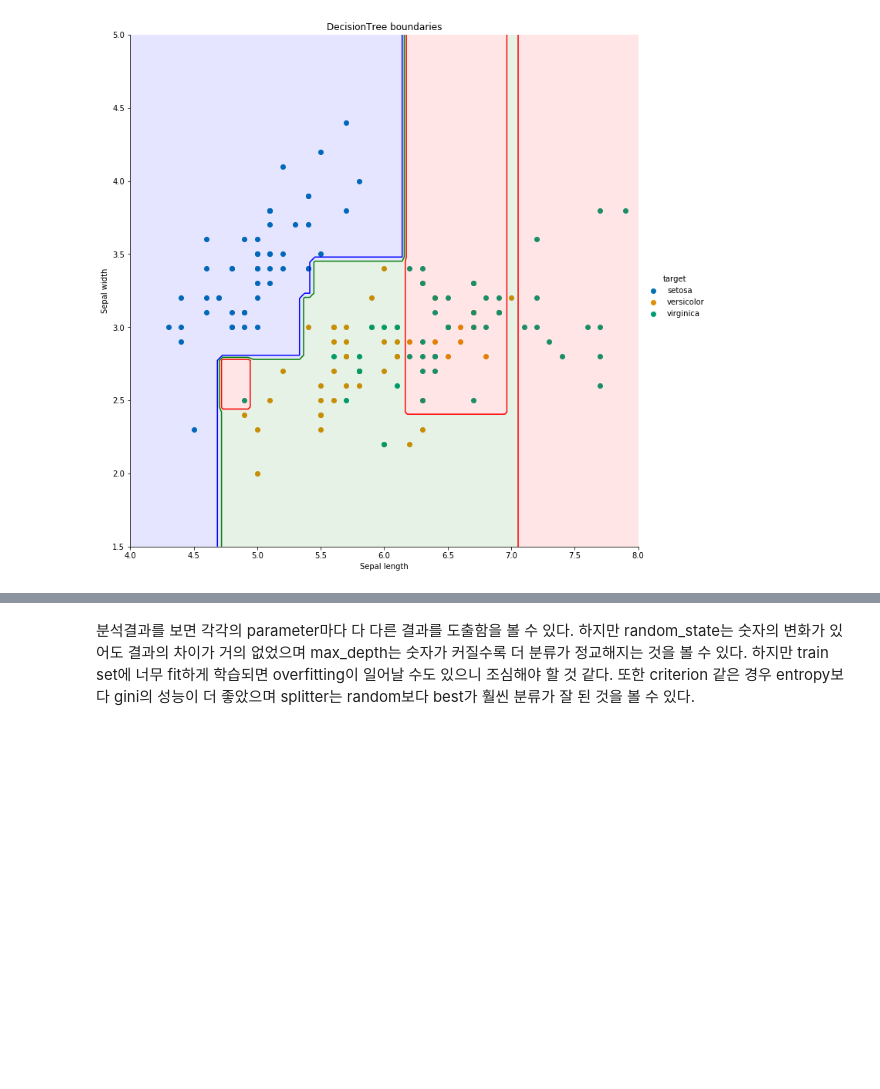
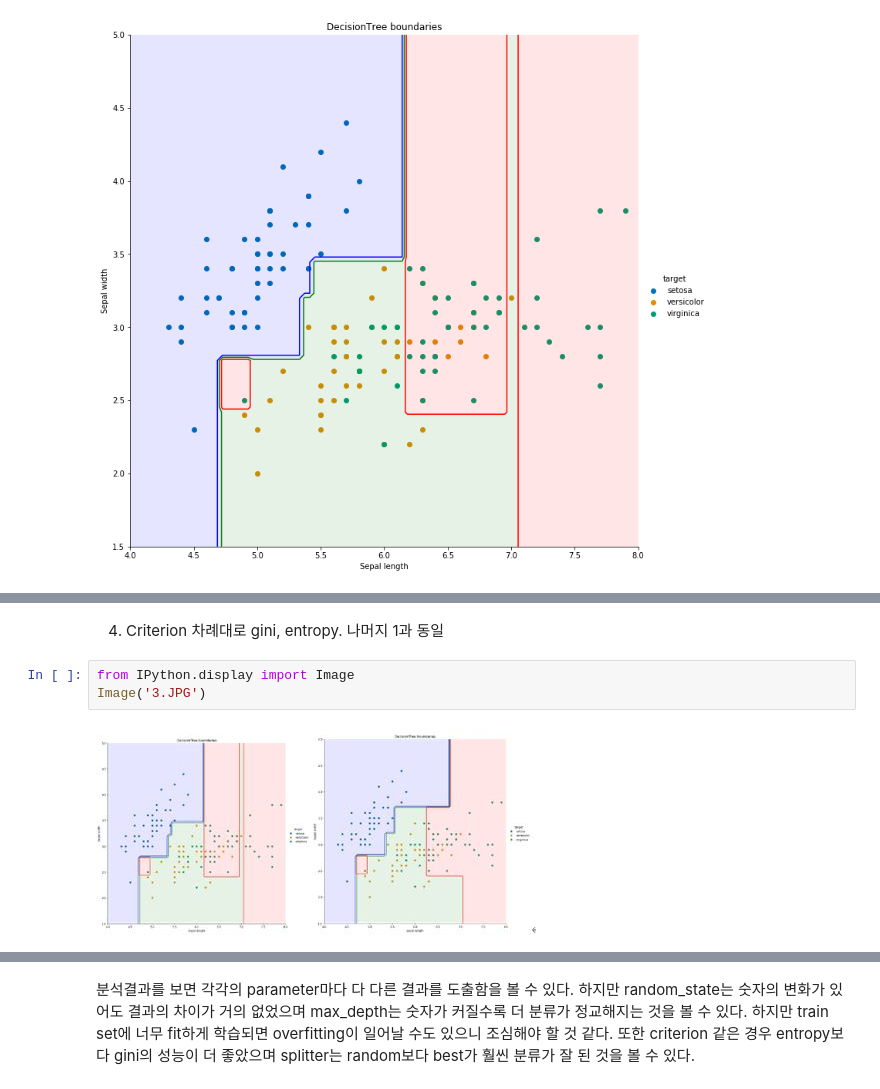
Before and after one commit to ioahKwon/Machine-Learning-Deep-Learning, a Jupyter notebook: [머신러닝과딥러닝]_Week_6.ipynb, the cells around one changed output, grey strips where cells are left out. Drawn from its saved outputs; the diff is of its cells as text; blank space fills up the shorter version.

```diff
--- a/[머신러닝과딥러닝]_Week_6.ipynb
+++ b/[머신러닝과딥러닝]_Week_6.ipynb
@@ -84,0 +118,7 @@ plt.show()
+# %% [markdown]
+4.	Criterion 차례대로 gini, entropy. 나머지 1과 동일
+# %%
+from IPython.display import Image
+Image('3.JPG')
+# %% [output]
+[figure, added]
```
Also changed, not shown: parts of 8 cells of this notebook.
